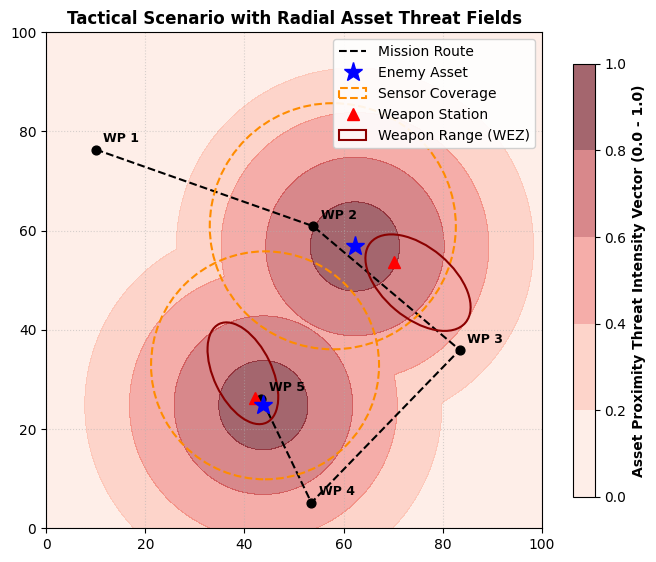
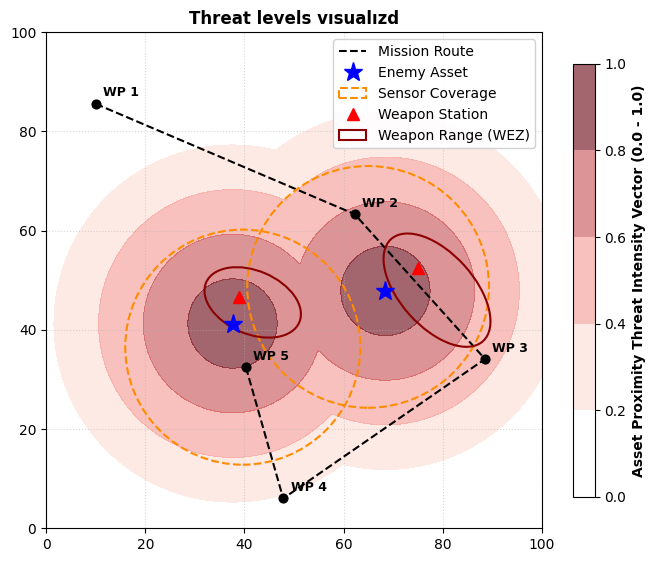
Code edit (unified diff) that turned the first committed figure into the second:
--- before
+++ after
@@ -1,5 +1,3 @@
-# =========================================================
-# FIXED COLORBAR / PLOTTING BLOCK FOR CELL 3
-# =========================================================
+
 import numpy as np
 import matplotlib.pyplot as plt
@@ -7,9 +5,8 @@
 from matplotlib.colors import ListedColormap
 
-# 1. Create a coordinate grid over the 100x100 map space
 grid_x, grid_y = np.meshgrid(np.linspace(0, 100, 200), np.linspace(0, 100, 200))
 threat_grid = np.zeros_like(grid_x)
 
-# 2. Compute Radial Threat Values
+# Compute Radial Threat Values
 influence_radius = 45.0
 for asset in assets:
@@ -19,19 +16,13 @@
     threat_grid = np.maximum(threat_grid, asset_threat)
 
-# 3. Setup Render Plot
 fig, ax3 = plt.subplots(figsize=(8, 7.5))
-
-# Define global levels spanning the full spectrum from 0.0 to 1.0
 levels = [0.0, 0.2, 0.4, 0.6, 0.8, 1.0]
 
-# --- FIX: Create a custom colormap with stepped alpha built-in ---
-# This eliminates the loop and forces Matplotlib to see the full 0-1 scale
 base_reds = plt.cm.Reds(np.linspace(0.3, 1.0, len(levels)-1))
-opacities = [0.2, 0.3, 0.4, 0.5, 0.6]  # Desired alpha per level
+opacities = [0, 0.15, 0.3, 0.45, 0.6]
 for idx in range(len(opacities)):
-    base_reds[idx, 3] = opacities[idx]  # Inject alpha into the RGBA color matrix
+    base_reds[idx, 3] = opacities[idx]
 custom_cmap = ListedColormap(base_reds)
 
-# Draw all contours at once (avoids local colorbar clipping)
 contour_plot = ax3.contourf(grid_x, grid_y, threat_grid,
                              levels=levels,
@@ -39,5 +30,4 @@
                              vmin=0, vmax=1)
 
-# 4. Redraw Base Operational Scenario Infrastructure for visibility
 ax3.plot(waypoints[:, 0], waypoints[:, 1], 'k--', lw=1.5, label='Mission Route')
 ax3.scatter(waypoints[:, 0], waypoints[:, 1], color='black', s=40, zorder=5)
@@ -66,9 +56,9 @@
     ax3.add_patch(ellipse_outline)
 
-# 5. Graph Layout Configuration
-ax3.set_title("Tactical Scenario with Radial Asset Threat Fields", fontsize=12, weight='bold')
+# Graph Layout Configuration
+ax3.set_title("Threat levels vısualızd", fontsize=12, weight='bold')
 ax3.set_xlim(0, 100); ax3.set_ylim(0, 100); ax3.grid(True, ls=':', alpha=0.5); ax3.set_aspect('equal')
 
-# Render the colorbar referencing the entire unified map layout
+# Colorbar
 cbar = fig.colorbar(contour_plot, ax=ax3, shrink=0.75, pad=0.05, ticks=levels)
 cbar.set_label('Asset Proximity Threat Intensity Vector (0.0 - 1.0)', weight='bold')

Commit: Created using Colab